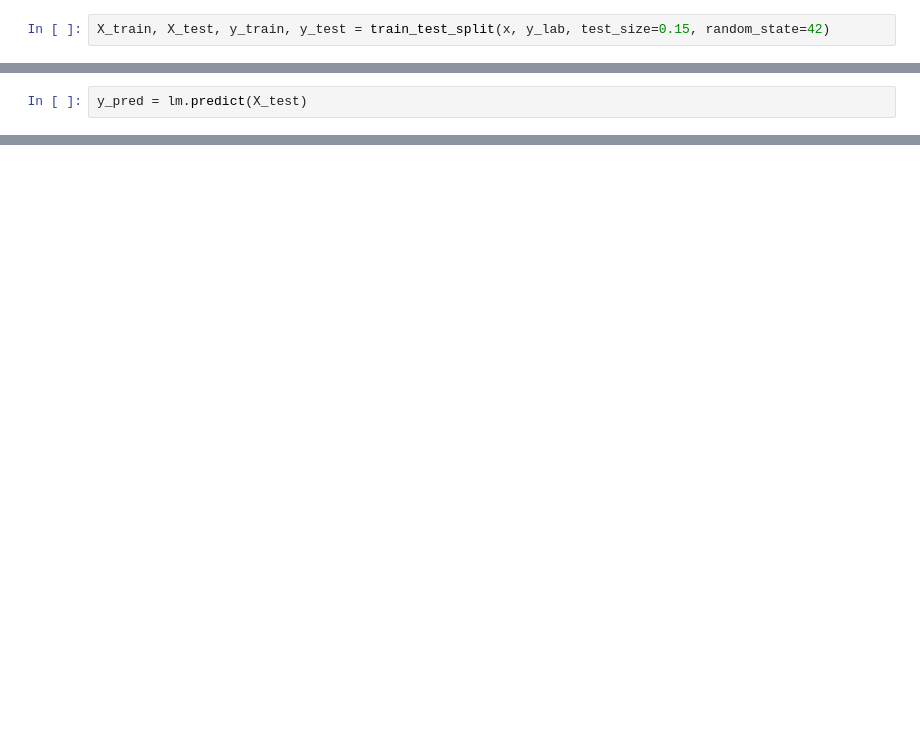
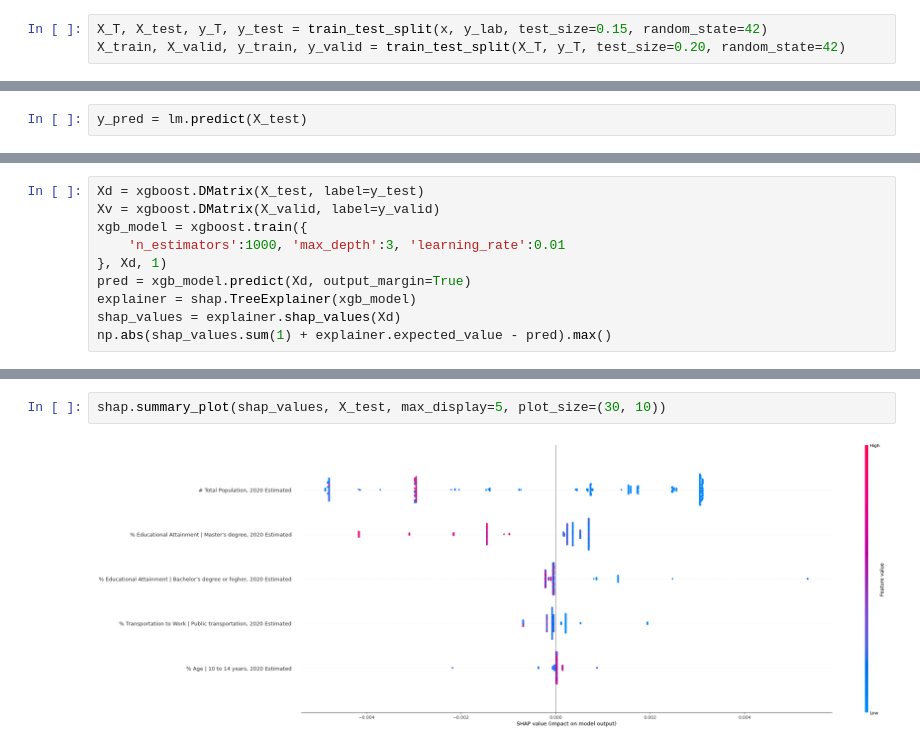
Before and after one commit to zedian/CS229-FinalProject, a Jupyter notebook: Preprocess_SimplyAnalytics_Data.ipynb, the cells around one changed output, grey strips where cells are left out. Cells and saved outputs as stored; diff of their text form; blank space fills up the shorter version.

```diff
--- a/Preprocess_SimplyAnalytics_Data.ipynb
+++ b/Preprocess_SimplyAnalytics_Data.ipynb
@@ -20,7 +54,8 @@ x = x.drop(bad_col, axis=1)
 for c in x.columns:
     x[c].fillna(value=x[c].mean(), inplace=True)
 # %%
-X_train, X_test, y_train, y_test = train_test_split(x, y_lab, test_size=0.15, random_state=42)
+X_T, X_test, y_T, y_test = train_test_split(x, y_lab, test_size=0.15, random_state=42)
+X_train, X_valid, y_train, y_valid = train_test_split(X_T, y_T, test_size=0.20, random_state=42)
 # %%
 for c in X_train.columns:
     if X_train[c].isna().sum()> 1:
@@ -58,0 +407,10 @@ Coefficient of determination: 0.92
+# %%
+Xd = xgboost.DMatrix(X_test, label=y_test)
+Xv = xgboost.DMatrix(X_valid, label=y_valid)
+xgb_model = xgboost.train({
+    'n_estimators':1000, 'max_depth':3, 'learning_rate':0.01
+}, Xd, 1)
+pred = xgb_model.predict(Xd, output_margin=True)
+explainer = shap.TreeExplainer(xgb_model)
+shap_values = explainer.shap_values(Xd)
+np.abs(shap_values.sum(1) + explainer.expected_value - pred).max()
@@ -58,0 +425,4 @@ Coefficient of determination: 0.92
+# %%
+shap.summary_plot(shap_values, X_test, max_display=5, plot_size=(30, 10))
+# %% [output]
+[figure, added]
```
Also changed, not shown: parts of 44 cells of this notebook, 5 other files.
